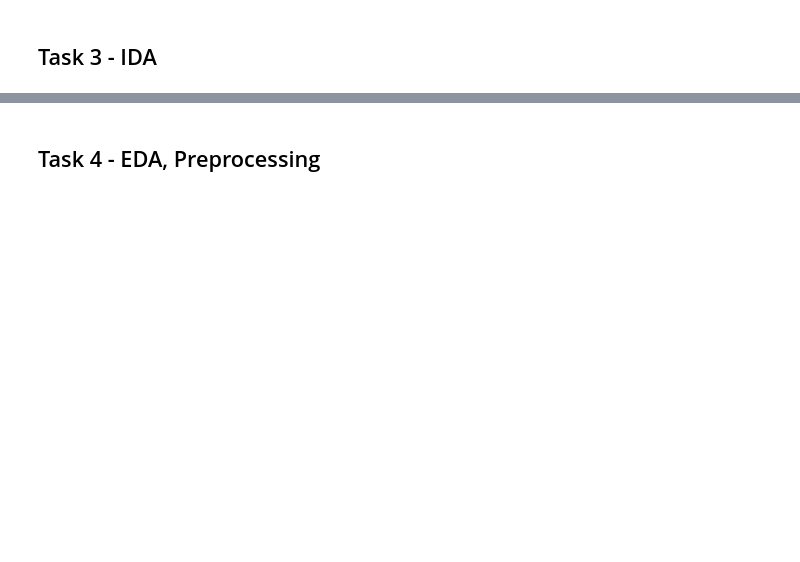
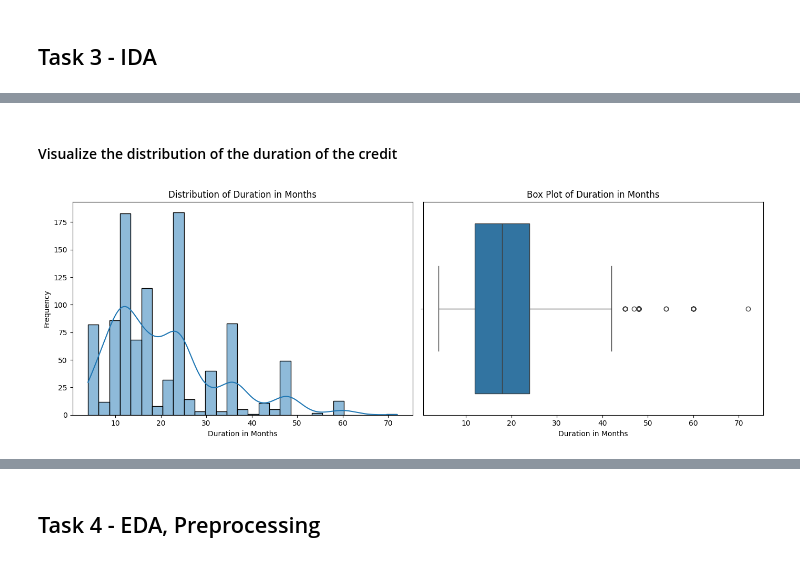
Before and after one commit to GittiGitus/Deep_Learning, a Jupyter notebook: experiments.ipynb, the cells around one changed output, grey strips where cells are left out. Cells and saved outputs as stored; diff of their text form; code cells hidden in the pictures; blank space fills up the shorter version.

```diff
--- a/experiments.ipynb
+++ b/experiments.ipynb
@@ -373,0 +322,21 @@ print(statlog_german_credit_data.variables)
+# %% [markdown]
+#### Visualize the distribution of the duration of the credit
+# %%
+# Set up the matplotlib figure
+fig, axs = plt.subplots(1, 2, figsize=(14, 5))
+
+# Distribution of Duration in Months
+sns.histplot(df['Duration_in_months'], kde=True, ax=axs[0])
+axs[0].set_title('Distribution of Duration in Months')
+axs[0].set_xlabel('Duration in Months')
+axs[0].set_ylabel('Frequency')
+
+# Box plot of Duration in Months
+sns.boxplot(x=df['Duration_in_months'], ax=axs[1])
+axs[1].set_title('Box Plot of Duration in Months')
+axs[1].set_xlabel('Duration in Months')
+
+plt.tight_layout()
+plt.show()
+# %% [output]
+[figure, added]
```
Also changed, not shown: parts of 29 cells of this notebook.
